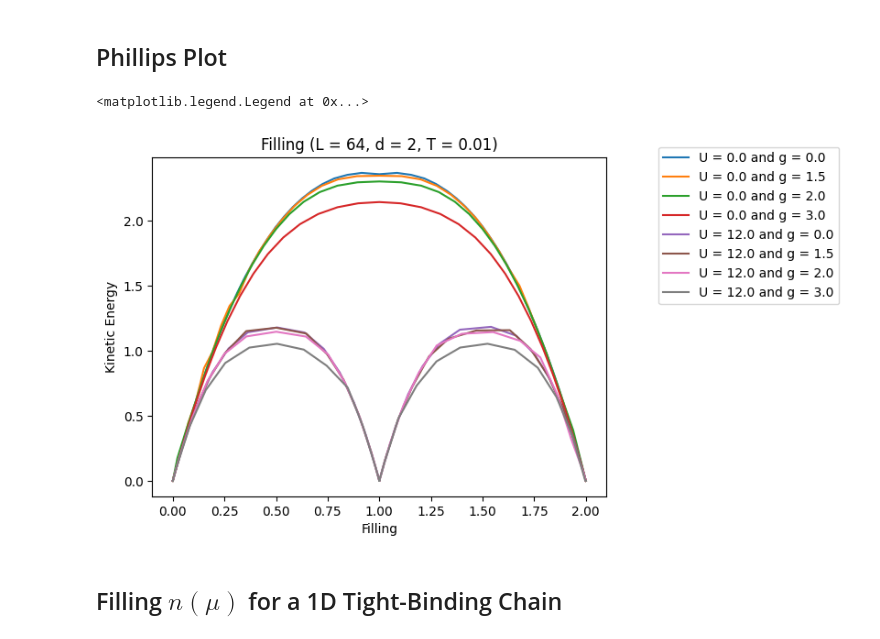
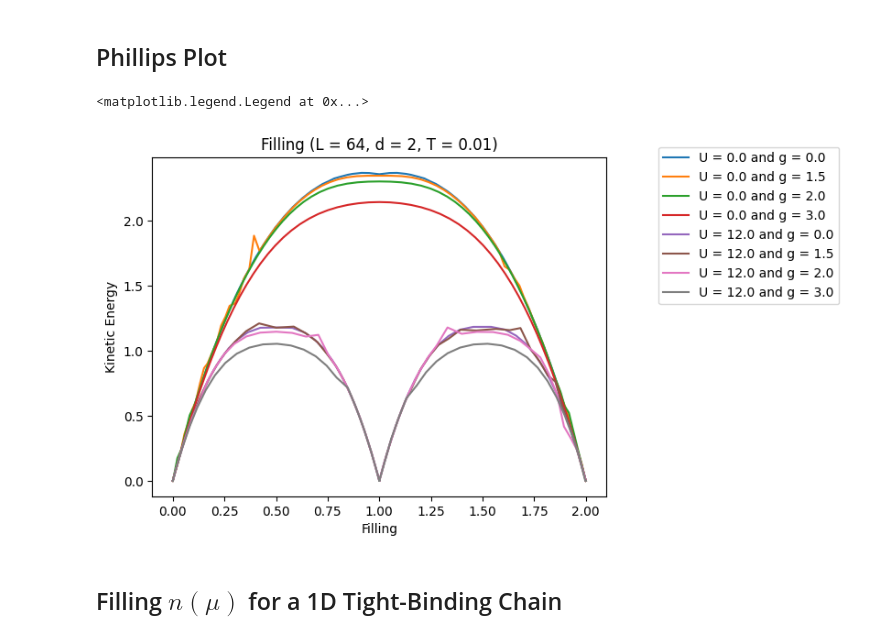
Before and after one commit to guilhermebaos/QUARMEN-Lessons, a Jupyter notebook: Master-Thesis/04-Phillips-Superfluid-Stifness.ipynb, the cells around one changed output. Drawn from its saved outputs; the diff is of its cells as text; code cells hidden in the pictures.

```diff
--- a/Master-Thesis/04-Phillips-Superfluid-Stifness.ipynb
+++ b/Master-Thesis/04-Phillips-Superfluid-Stifness.ipynb
@@ -391,35 +391,35 @@ for U in uu:
         # MU SWEEP
         mu_start = -2*d - U - g
         mu_end = -mu_start
-        mu_steps = 50
+        mu_steps = 100
 
         mm = np.linspace(mu_start, mu_end, mu_steps+1)
 
         nn = []
         ss = []
         for mu in mm:
 
             # Solve the Hamiltonian
             Delta, n, Kxx, Jx = solve(L, d, U, mu, g, T)
 
             # Save the filling
             nn += [n]
 
             # Debugging:
             # print(f"For U = {U: <4.1f}, g = {g: <4.1f} and mu = {mu: <6.2f} we have n = {n: <7.3f} Kxx = {Kxx: <9.5f} Jx = {Jx: <9.5f} and vals in range [{np.min(vals): <9.5f}, {np.max(vals): <9.5f}]")
 
             # Save the superfluid stifness
             ss += [Kxx - Jx]
 
         plt.plot(nn, ss, label=f"U = {U} and g = {g}")
 
 plt.title(f"Filling (L = {L}, d = {d}, T = {T})")
 plt.xlabel("Filling")
 plt.ylabel("Kinetic Energy")
 plt.legend(bbox_to_anchor=(1.1, 1.05))
 # %% [output]
 <matplotlib.legend.Legend at 0x...>
-[figure, old version]
+[figure, new version]
 # %% [markdown]
 ## Filling $n(\mu)$ for a 1D Tight-Binding Chain
 # %%
```
Also changed, not shown: 1 other file.
